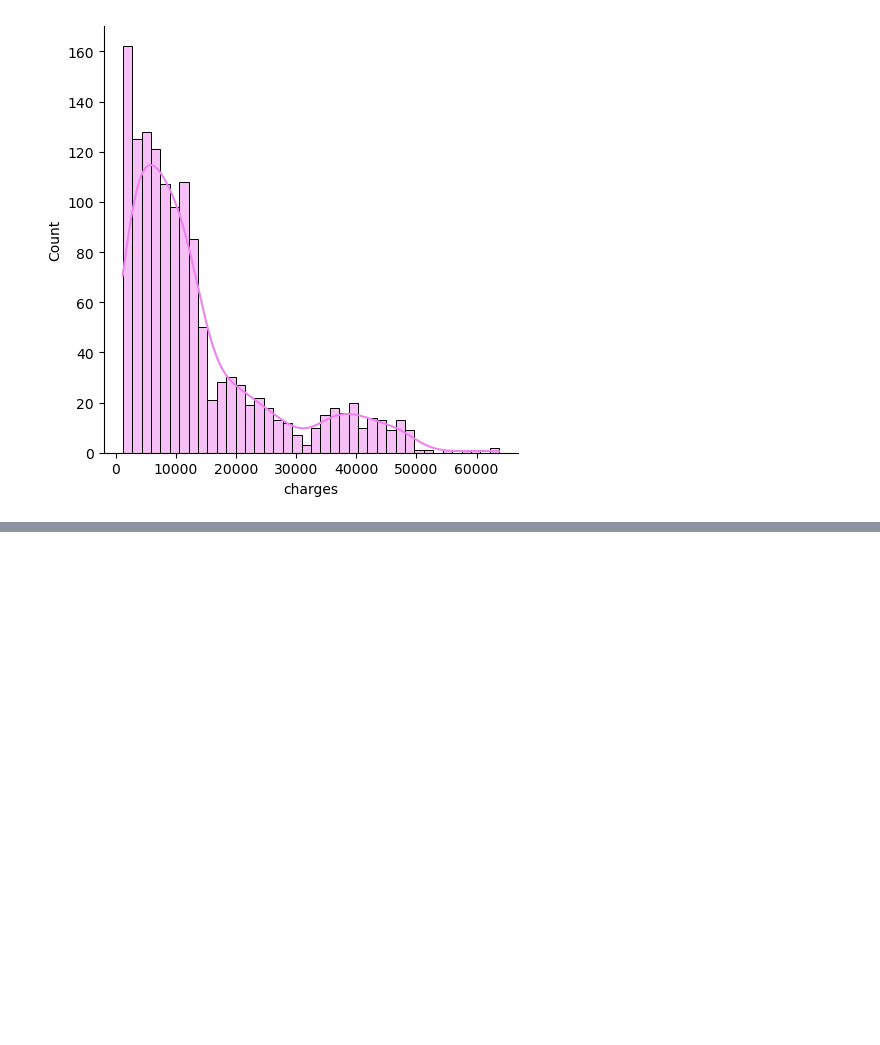
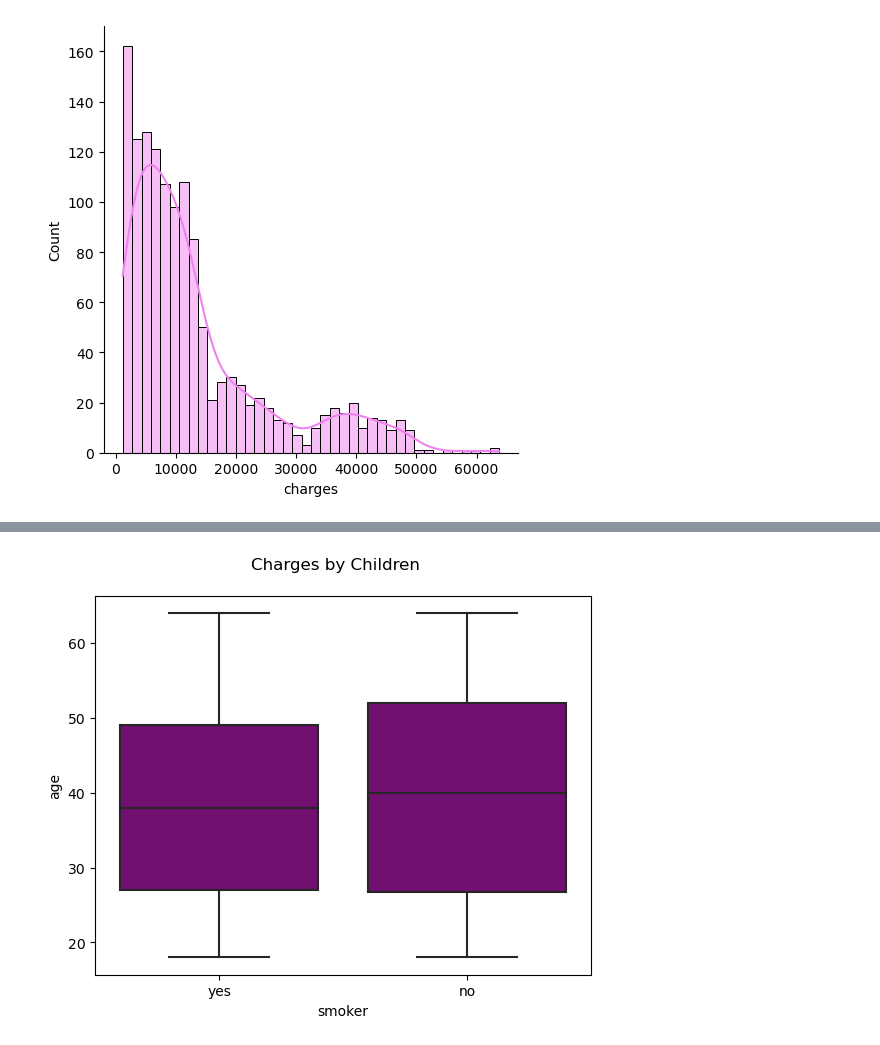
Before and after one commit to ShubhamMisar-12/MedicalCostPrediction, a Jupyter notebook: medical-cost-prediction-1.ipynb, the cells around one changed output, grey strips where cells are left out. Cells and saved outputs as stored; diff of their text form; code cells hidden in the pictures; blank space fills up the shorter version.

```diff
--- a/medical-cost-prediction-1.ipynb
+++ b/medical-cost-prediction-1.ipynb
@@ -183,0 +65,7 @@ sns.violinplot(data=df, x="region", y="charges", hue="sex", palette = 'Set1')
+# %%
+sns.boxplot(data = df, y = 'age', color="purple", x = 'smoker')
+plt.subplots_adjust(top=0.9)
+plt.suptitle("Charges by Children")
+plt.show()
+# %% [output]
+[figure, added]
```
Also changed, not shown: parts of 63 cells of this notebook.
